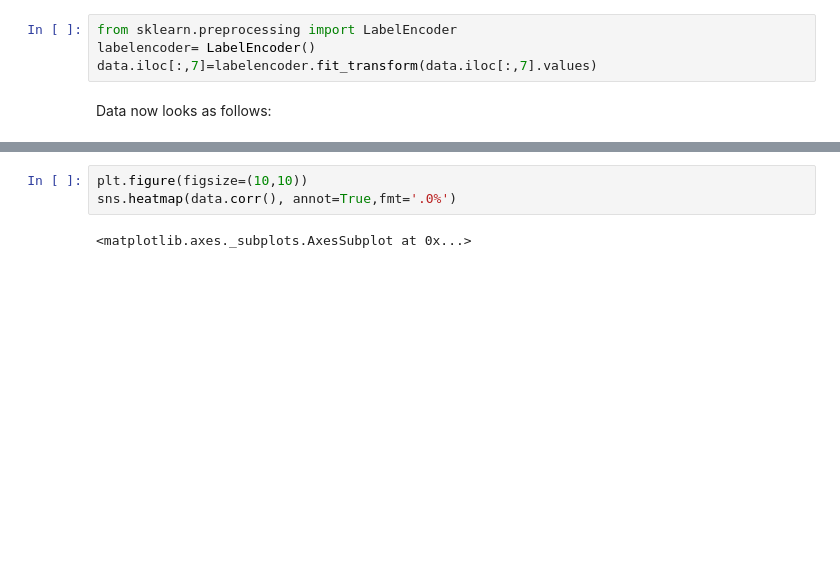
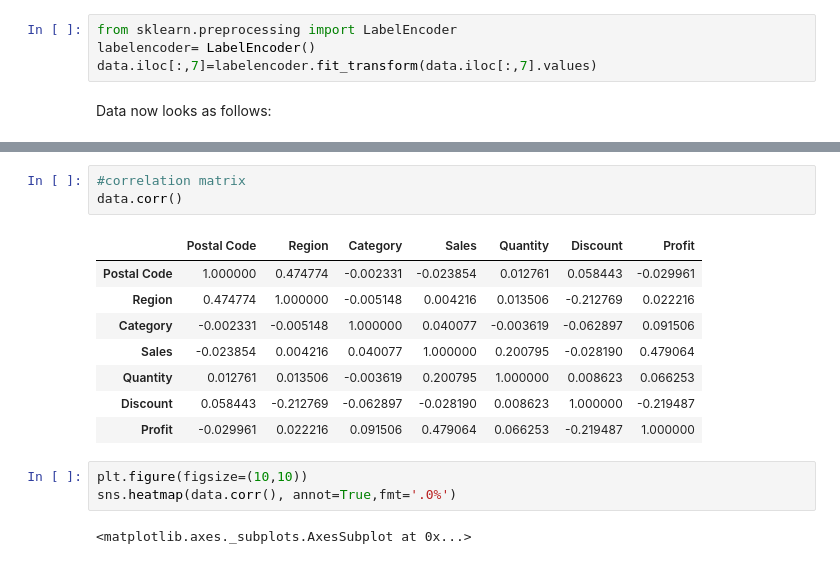
Before and after one commit to rishika-ahluwalia/exploratory, a Jupyter notebook: GRIP.ipynb, the cells around one changed output, grey strips where cells are left out. Cells and saved outputs as stored; diff of their text form; blank space fills up the shorter version.

```diff
--- a/GRIP.ipynb
+++ b/GRIP.ipynb
@@ -94,6 +94,18 @@ data.head()
 | 2 | Second Class | Corporate | United States | Los Angeles | California | 90036 | 3 | 1 | Labels | 14.6200 | ... |
 | 3 | Standard Class | Consumer | United States | Fort Lauderdale | Florida | 33311 | 2 | 0 | Tables | 957.5775 | ... |
 | 4 | Standard Class | Consumer | United States | Fort Lauderdale | Florida | 33311 | 2 | 1 | Storage | 22.3680 | ... |
+# %%
+#correlation matrix
+data.corr()
+# %% [output]
+|  | Postal Code | Region | Category | Sales | Quantity | Discount | Profit |
+| Postal Code | 1.000000 | 0.474774 | -0.002331 | -0.023854 | 0.012761 | 0.058443 | -0.029961 |
+| Region | 0.474774 | 1.000000 | -0.005148 | 0.004216 | 0.013506 | -0.212769 | 0.022216 |
+| Category | -0.002331 | -0.005148 | 1.000000 | 0.040077 | -0.003619 | -0.062897 | 0.091506 |
+| Sales | -0.023854 | 0.004216 | 0.040077 | 1.000000 | 0.200795 | -0.028190 | 0.479064 |
+| Quantity | 0.012761 | 0.013506 | -0.003619 | 0.200795 | 1.000000 | 0.008623 | 0.066253 |
+| Discount | 0.058443 | -0.212769 | -0.062897 | -0.028190 | 0.008623 | 1.000000 | -0.219487 |
+| Profit | -0.029961 | 0.022216 | 0.091506 | 0.479064 | 0.066253 | -0.219487 | 1.000000 |
 # %%
 plt.figure(figsize=(10,10))
 sns.heatmap(data.corr(), annot=True,fmt='.0%')
```
Also changed, not shown: parts of 2 cells of this notebook, 1 other file.
